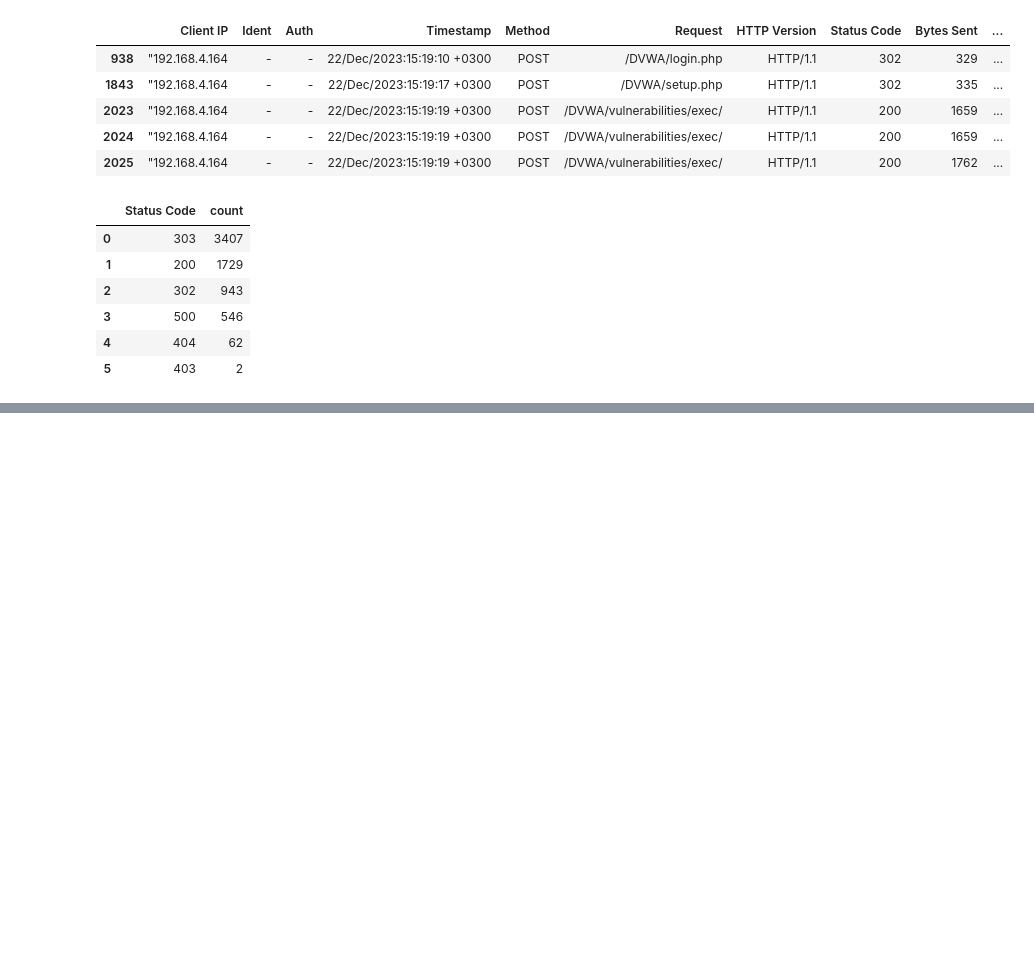
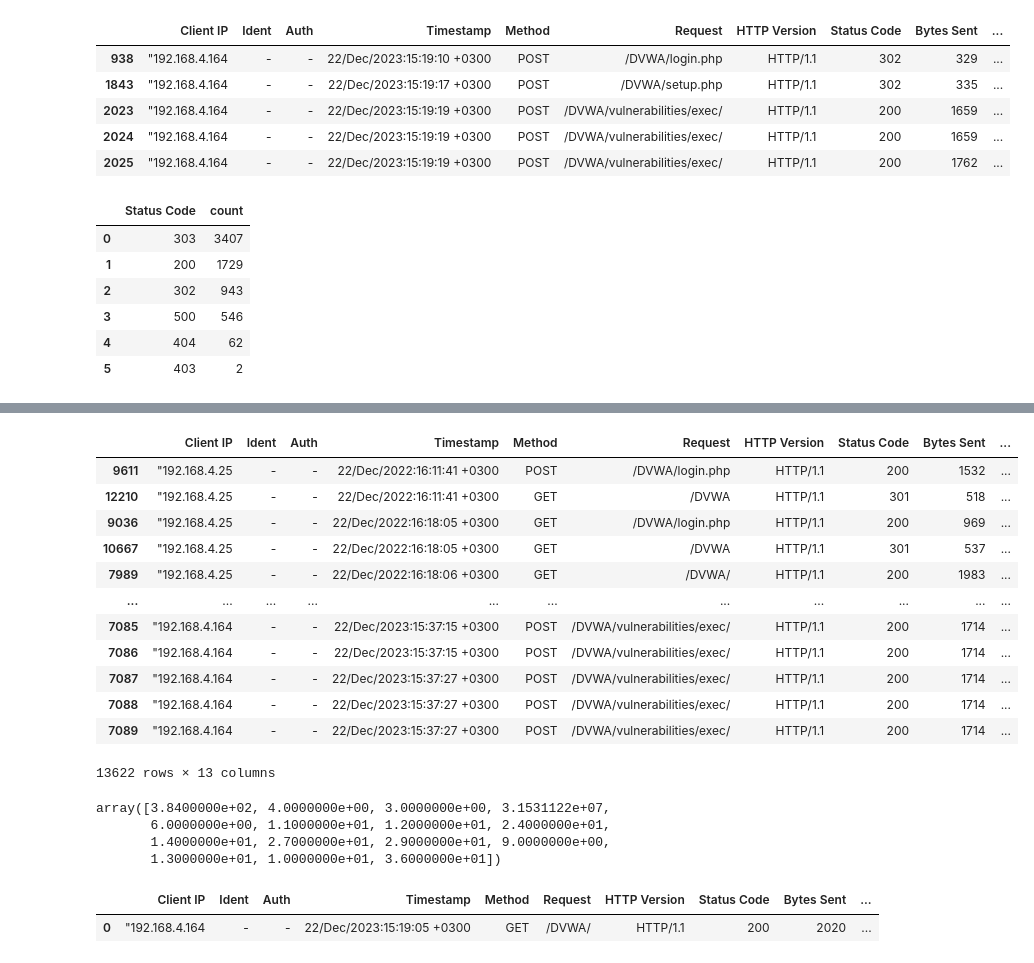
Before and after one commit to mariamelenddezz/R8_Naranja, a Jupyter notebook: Anomalias/anomalias_apache.ipynb, the cells around one changed output, grey strips where cells are left out. Cells and saved outputs as stored; diff of their text form; code cells hidden in the pictures; blank space fills up the shorter version.

```diff
--- a/Anomalias/anomalias_apache.ipynb
+++ b/Anomalias/anomalias_apache.ipynb
@@ -213,0 +369,29 @@ KeyError: 'Bytes Received'
+# %%
+df_ordenado
+# %% [output]
+|  | Client IP | Ident | Auth | Timestamp | Method | Request | HTTP Version | Status Code | Bytes Sent | ... |
+| 9611 | "192.168.4.25 | - | - | 22/Dec/2022:16:11:41 +0300 | POST | /DVWA/login.php | HTTP/1.1 | 200 | 1532 | ... |
+| 12210 | "192.168.4.25 | - | - | 22/Dec/2022:16:11:41 +0300 | GET | /DVWA | HTTP/1.1 | 301 | 518 | ... |
+| 9036 | "192.168.4.25 | - | - | 22/Dec/2022:16:18:05 +0300 | GET | /DVWA/login.php | HTTP/1.1 | 200 | 969 | ... |
+| 10667 | "192.168.4.25 | - | - | 22/Dec/2022:16:18:05 +0300 | GET | /DVWA | HTTP/1.1 | 301 | 537 | ... |
+| 7989 | "192.168.4.25 | - | - | 22/Dec/2022:16:18:06 +0300 | GET | /DVWA/ | HTTP/1.1 | 200 | 1983 | ... |
+| ... | ... | ... | ... | ... | ... | ... | ... | ... | ... | ... |
+| 7085 | "192.168.4.164 | - | - | 22/Dec/2023:15:37:15 +0300 | POST | /DVWA/vulnerabilities/exec/ | HTTP/1.1 | 200 | 1714 | ... |
+| 7086 | "192.168.4.164 | - | - | 22/Dec/2023:15:37:15 +0300 | POST | /DVWA/vulnerabilities/exec/ | HTTP/1.1 | 200 | 1714 | ... |
+| 7087 | "192.168.4.164 | - | - | 22/Dec/2023:15:37:27 +0300 | POST | /DVWA/vulnerabilities/exec/ | HTTP/1.1 | 200 | 1714 | ... |
+| 7088 | "192.168.4.164 | - | - | 22/Dec/2023:15:37:27 +0300 | POST | /DVWA/vulnerabilities/exec/ | HTTP/1.1 | 200 | 1714 | ... |
+| 7089 | "192.168.4.164 | - | - | 22/Dec/2023:15:37:27 +0300 | POST | /DVWA/vulnerabilities/exec/ | HTTP/1.1 | 200 | 1714 | ... |
+13622 rows × 13 columns
+# %%
+df_ordenado[df_ordenado['Latency'] > 2]['Latency'].unique()
+# %% [output]
+array([3.8400000e+02, 4.0000000e+00, 3.0000000e+00, 3.1531122e+07,
+       6.0000000e+00, 1.1000000e+01, 1.2000000e+01, 2.4000000e+01,
+       1.4000000e+01, 2.7000000e+01, 2.9000000e+01, 9.0000000e+00,
+       1.3000000e+01, 1.0000000e+01, 3.6000000e+01])
+# %%
+filas_juan = df_ordenado[df_ordenado.index == 0]
+filas_juan
+# %% [output]
+|  | Client IP | Ident | Auth | Timestamp | Method | Request | HTTP Version | Status Code | Bytes Sent | ... |
+| 0 | "192.168.4.164 | - | - | 22/Dec/2023:15:19:05 +0300 | GET | /DVWA/ | HTTP/1.1 | 200 | 2020 | ... |
```
Also changed, not shown: parts of 26 cells of this notebook, 4 other files.
